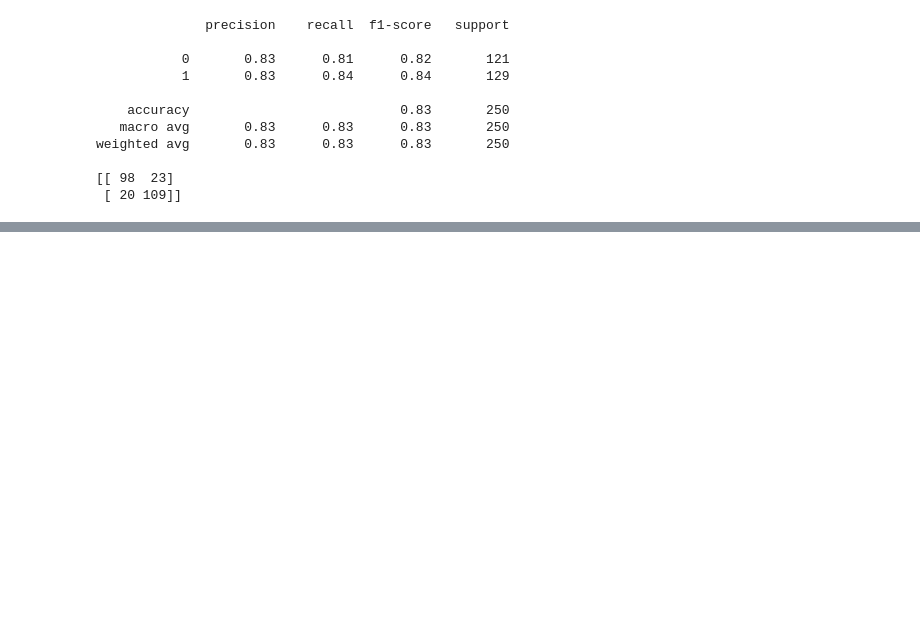
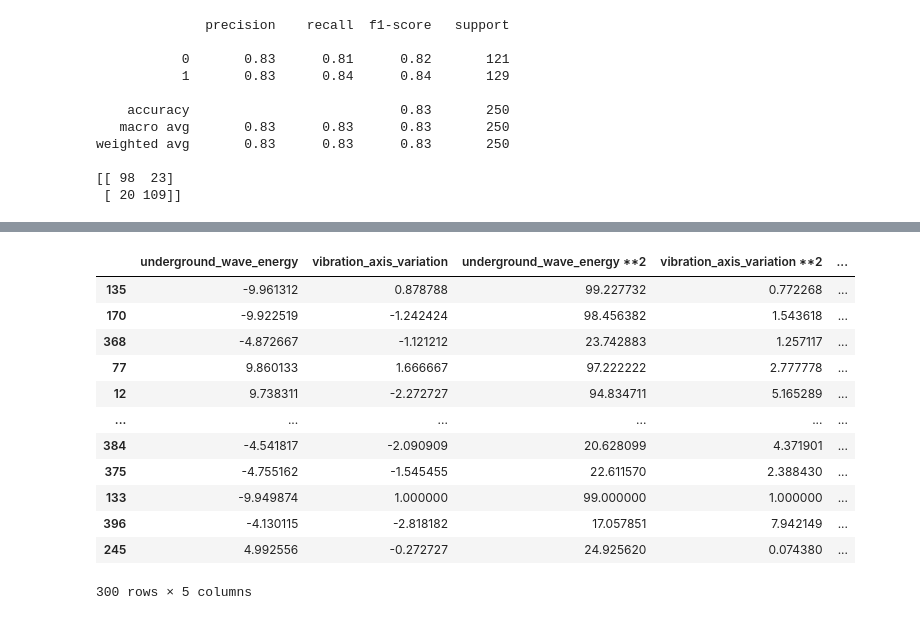
Before and after one commit to Elf-13/Machine-Learning-Studies, a Jupyter notebook: 01 - Regressions/SVM_datasets.ipynb, the cells around one changed output, grey strips where cells are left out. Saved outputs shown, nothing was run; the diff lists cells and outputs as text; code cells hidden in the pictures; blank space fills up the shorter version.

```diff
--- a/01 - Regressions/SVM_datasets.ipynb
+++ b/01 - Regressions/SVM_datasets.ipynb
@@ -226,0 +306,5 @@ weighted avg       0.83      0.83      0.83       250
+# %%
+df['underground_wave_energy **2']= df['underground_wave_energy']**2
+df['vibration_axis_variation **2']= df['vibration_axis_variation']**2
+df['underground_wave_energy*vibration_axis_variation'] = (df['underground_wave_energy'] *df['vibration_axis_variation'])
+df.head()
@@ -226,0 +318,21 @@ weighted avg       0.83      0.83      0.83       250
+# %%
+X=df.drop('seismic_event_detected',axis=1)
+y=df['seismic_event_detected']
+# %%
+X_train, X_test, y_train, y_test = train_test_split(X, y, test_size = 0.25, random_state = 15)
+# %%
+X_train
+# %% [output]
+|  | underground_wave_energy | vibration_axis_variation | underground_wave_energy **2 | vibration_axis_variation **2 | ... |
+| 135 | -9.961312 | 0.878788 | 99.227732 | 0.772268 | ... |
+| 170 | -9.922519 | -1.242424 | 98.456382 | 1.543618 | ... |
+| 368 | -4.872667 | -1.121212 | 23.742883 | 1.257117 | ... |
+| 77 | 9.860133 | 1.666667 | 97.222222 | 2.777778 | ... |
+| 12 | 9.738311 | -2.272727 | 94.834711 | 5.165289 | ... |
+| ... | ... | ... | ... | ... | ... |
+| 384 | -4.541817 | -2.090909 | 20.628099 | 4.371901 | ... |
+| 375 | -4.755162 | -1.545455 | 22.611570 | 2.388430 | ... |
+| 133 | -9.949874 | 1.000000 | 99.000000 | 1.000000 | ... |
+| 396 | -4.130115 | -2.818182 | 17.057851 | 7.942149 | ... |
+| 245 | 4.992556 | -0.272727 | 24.925620 | 0.074380 | ... |
+300 rows × 5 columns
```
Also changed, not shown: parts of 24 cells of this notebook.
